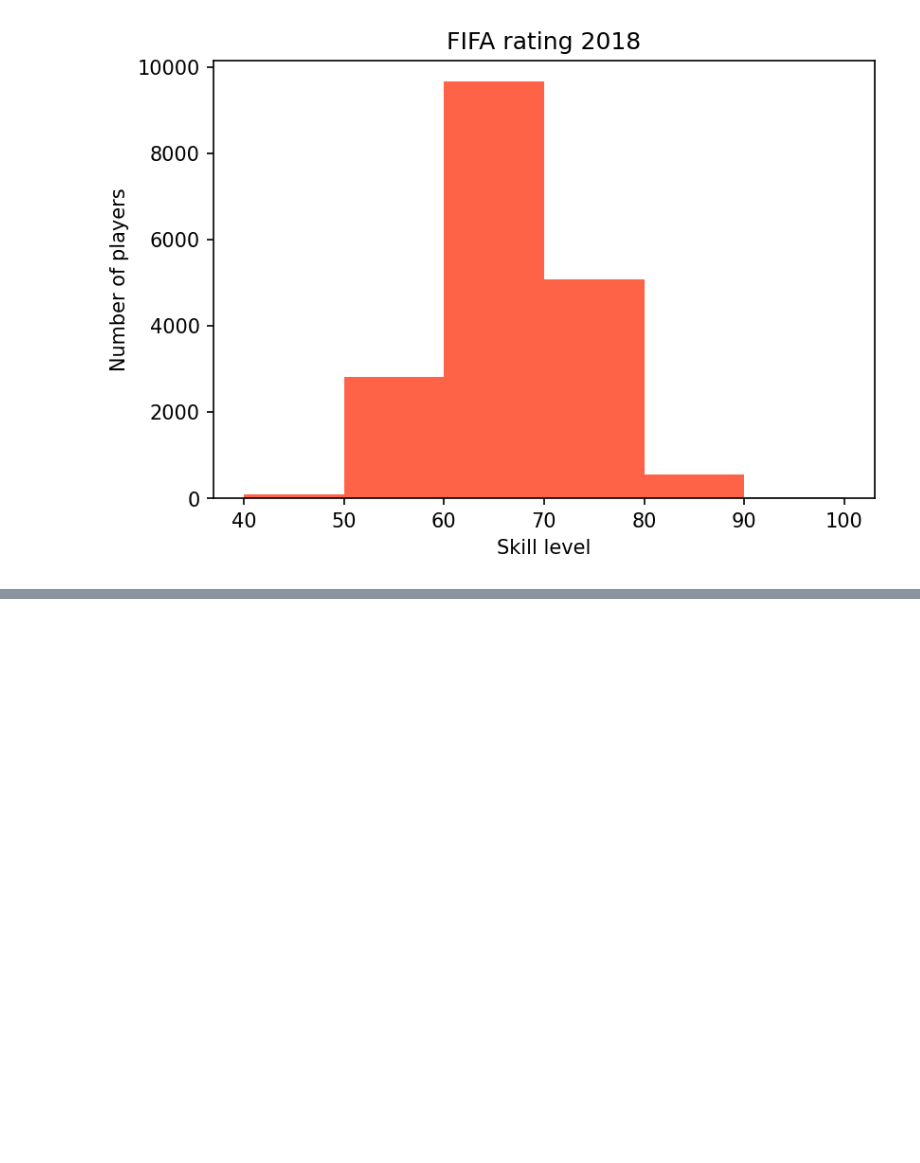
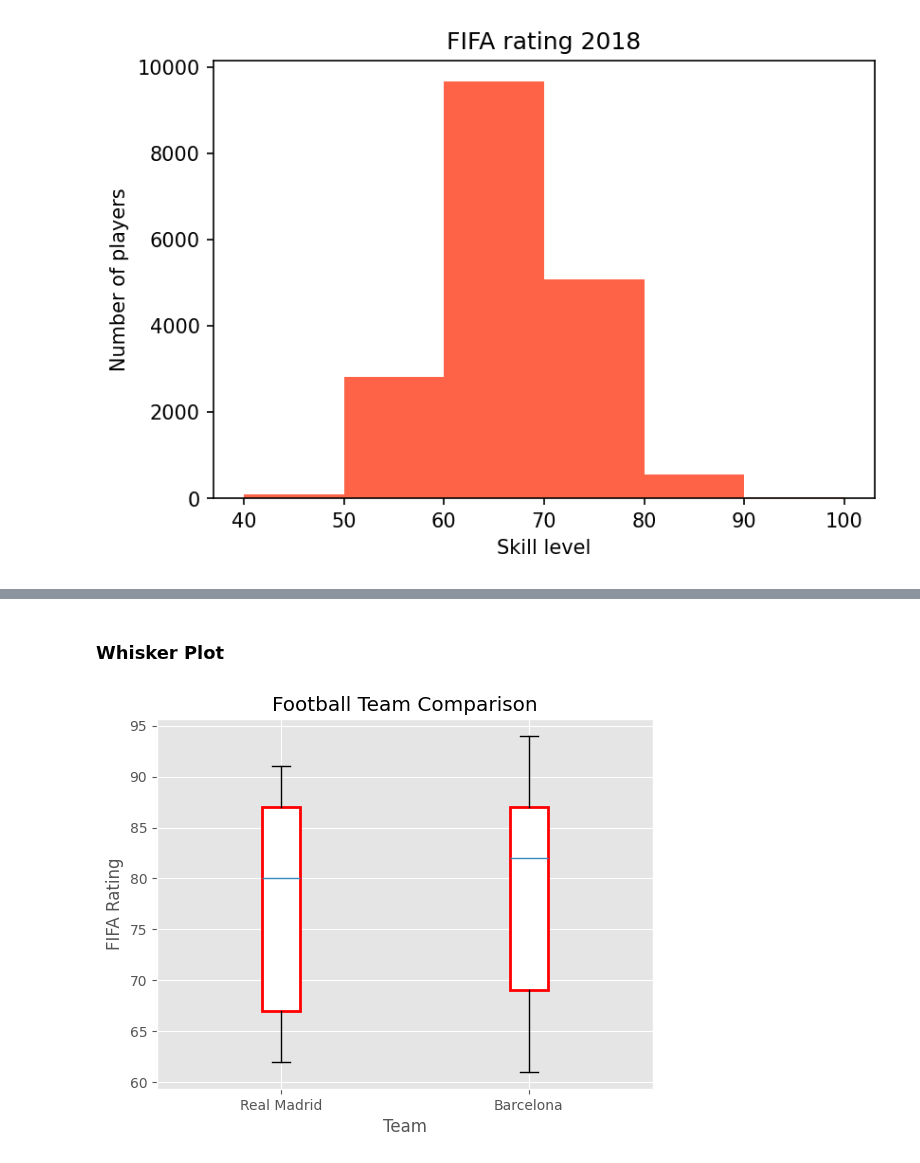
Before and after one commit to sanjaya007/Matplotlib, a Jupyter notebook: real_examples.ipynb, the cells around one changed output, grey strips where cells are left out. Cells and saved outputs as stored; diff of their text form; code cells hidden in the pictures; blank space fills up the shorter version.

```diff
--- a/real_examples.ipynb
+++ b/real_examples.ipynb
@@ -68,0 +109,21 @@ plt.show()
+# %% [markdown]
+### Whisker Plot
+# %%
+realmadrid = fifa.loc[fifa.Club == "Real Madrid"]["Overall"]
+barcelona = fifa.loc[fifa.Club == "FC Barcelona"]["Overall"]
+
+tick_labels = ["Real Madrid", "Barcelona"]
+
+boxes = plt.boxplot([realmadrid, barcelona], tick_labels=tick_labels, patch_artist=True, meprops={'linewidth': 3, 'color': "blue"})
+
+for box in boxes["boxes"]:
+    box.set(color="red", linewidth=2)
+    box.set(facecolor="white")
+
+plt.title("Football Team Comparison")
+plt.ylabel("FIFA Rating")
+plt.xlabel("Team")
+
+plt.show()
+# %% [output]
+[figure, added]
```
Also changed, not shown: parts of 3 cells of this notebook.
